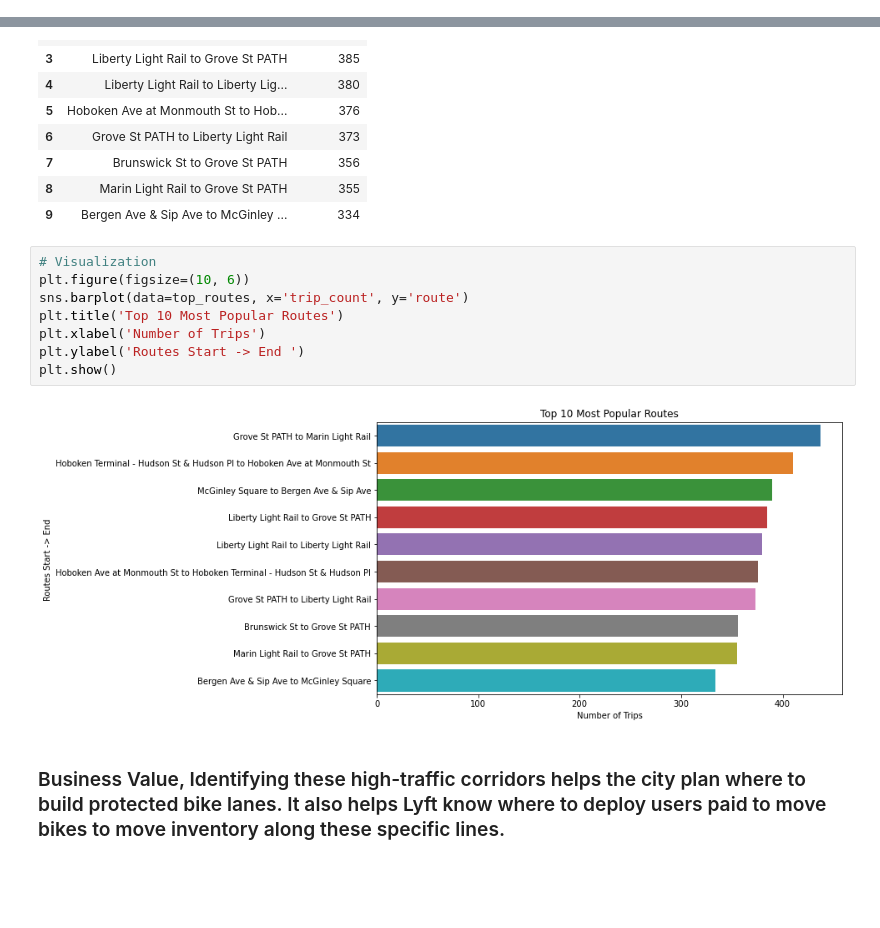
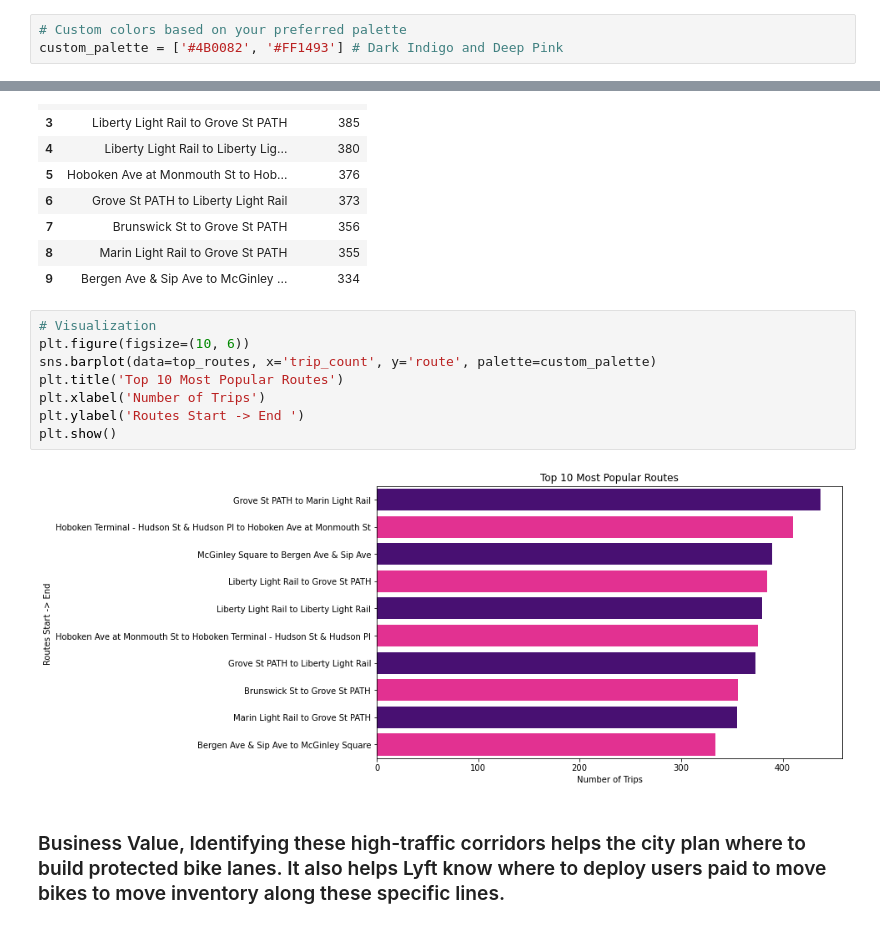
Before and after one commit to Alexib173/NYC-Citi-Bike-Data-Analysis-Project, a Jupyter notebook: Milestone #4.ipynb, the cells around one changed output, grey strips where cells are left out. Drawn from its saved outputs; the diff is of its cells as text; blank space fills up the shorter version.

```diff
--- a/Milestone #4.ipynb
+++ b/Milestone #4.ipynb
@@ -249,6 +249,9 @@ df.head()
 # %% [markdown]
 ### Question 1: Peak Utilization Analysis
 ### What are the peak usage hours during weekdays versus weekends?
+# %%
+# Custom colors based on your preferred palette
+custom_palette = ['#4B0082', '#FF1493'] # Dark Indigo and Deep Pink
 # %%
 #1. Create a "Weekend" vs "Weekday" column
 df['is_weekend'] = df['day_of_week'].isin(['Saturday', 'Sunday'])
@@ -388,13 +391,13 @@ display(top_routes)
 # %%
 # Visualization
 plt.figure(figsize=(10, 6))
-sns.barplot(data=top_routes, x='trip_count', y='route')
+sns.barplot(data=top_routes, x='trip_count', y='route', palette=custom_palette)
 plt.title('Top 10 Most Popular Routes')
 plt.xlabel('Number of Trips')
 plt.ylabel('Routes Start -> End ')
 plt.show()
 # %% [output]
-[figure, old version]
+[figure, new version]
 # %% [markdown]
 ### Business Value, Identifying these high-traffic corridors helps the city plan where to build protected bike lanes. It also helps Lyft know where to deploy users paid to move bikes to move inventory along these specific lines.
 # %% [markdown]
```
Also changed, not shown: parts of 4 cells of this notebook.
